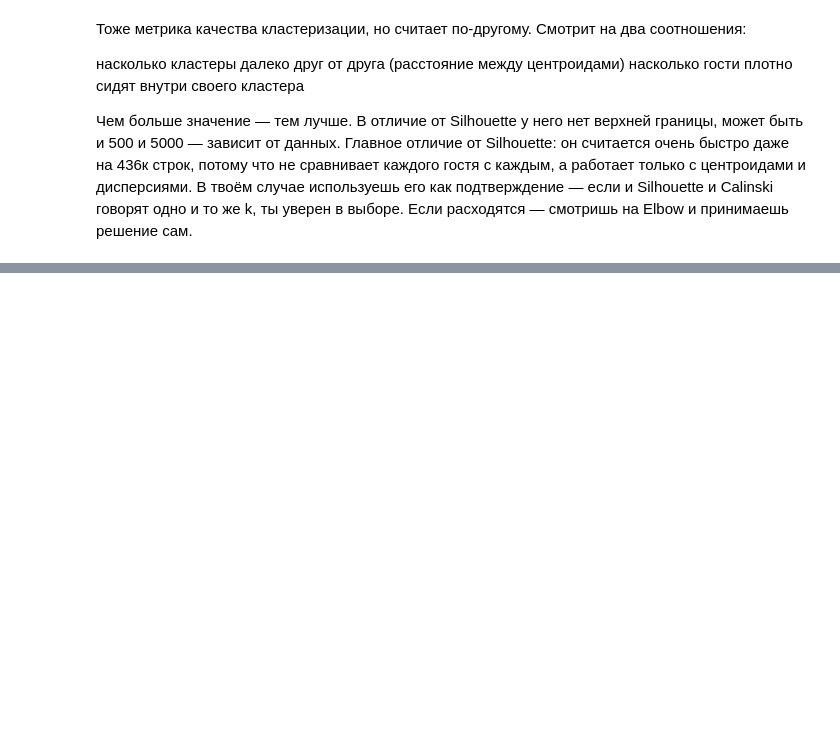
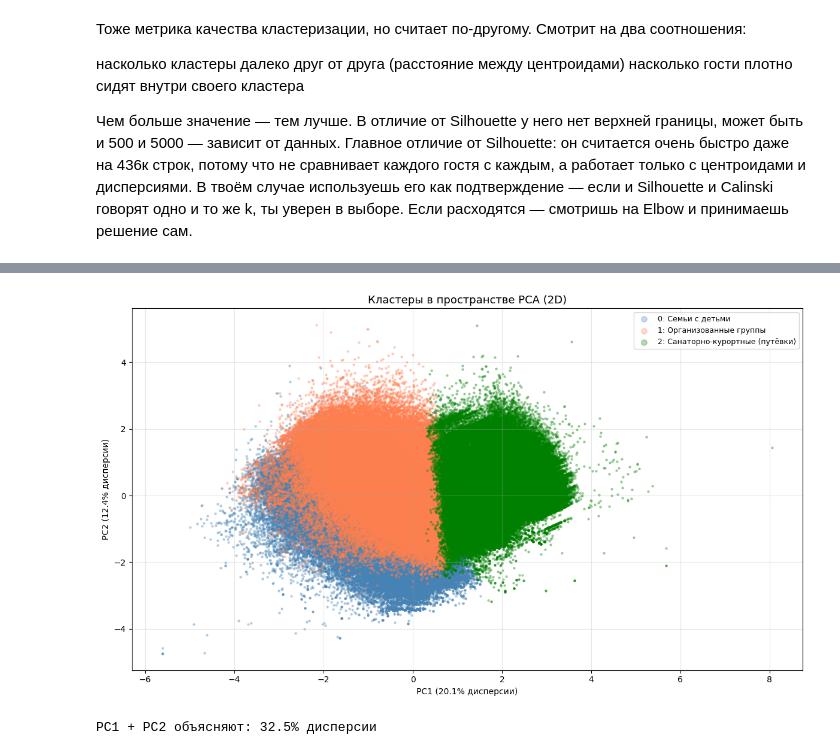
Before and after one commit to MSSAS/booking, a Jupyter notebook: ml/pipeline_clustering.ipynb, the cells around one changed output, grey strips where cells are left out. Drawn from its saved outputs; the diff is of its cells as text; code cells hidden in the pictures; blank space fills up the shorter version.

```diff
--- a/ml/pipeline_clustering.ipynb
+++ b/ml/pipeline_clustering.ipynb
@@ -1170,0 +1265,36 @@ discount_rate=15.56 — в 15 раз больше скидка чем у ост
+# %%
+from sklearn.decomposition import PCA
+
+seg_names = {
+    0: 'Семьи с детьми',
+    1: 'Организованные группы',
+    2: 'Санаторно-курортные (путёвки)'
+}
+
+# Сжимаем до 2D для визуализации
+pca = PCA(n_components=2, random_state=42)
+X_pca = pca.fit_transform(X_scaled)
+
+# График
+fig, ax = plt.subplots(figsize=(12, 7))
+
+colors = ['steelblue', 'coral', 'green']
+
+for seg in range(3):
+    mask = df_for_model_claster['segment'] == seg
+    ax.scatter(X_pca[mask, 0], X_pca[mask, 1],
+               c=colors[seg], label=f"{seg}: {seg_names[seg]}",
+               alpha=0.3, s=5)
+
+ax.set_title('Кластеры в пространстве PCA (2D)', fontsize=13)
+ax.set_xlabel(f'PC1 ({pca.explained_variance_ratio_[0]*100:.1f}% дисперсии)')
+ax.set_ylabel(f'PC2 ({pca.explained_variance_ratio_[1]*100:.1f}% дисперсии)')
+ax.legend(fontsize=9, markerscale=3)
+ax.grid(alpha=0.3)
+plt.tight_layout()
+plt.show()
+
+print(f"PC1 + PC2 объясняют: {sum(pca.explained_variance_ratio_[:2])*100:.1f}% дисперсии")
+# %% [output]
+[figure, added]
+PC1 + PC2 объясняют: 32.5% дисперсии
```
Also changed, not shown: parts of 39 cells of this notebook, 4 other files.
